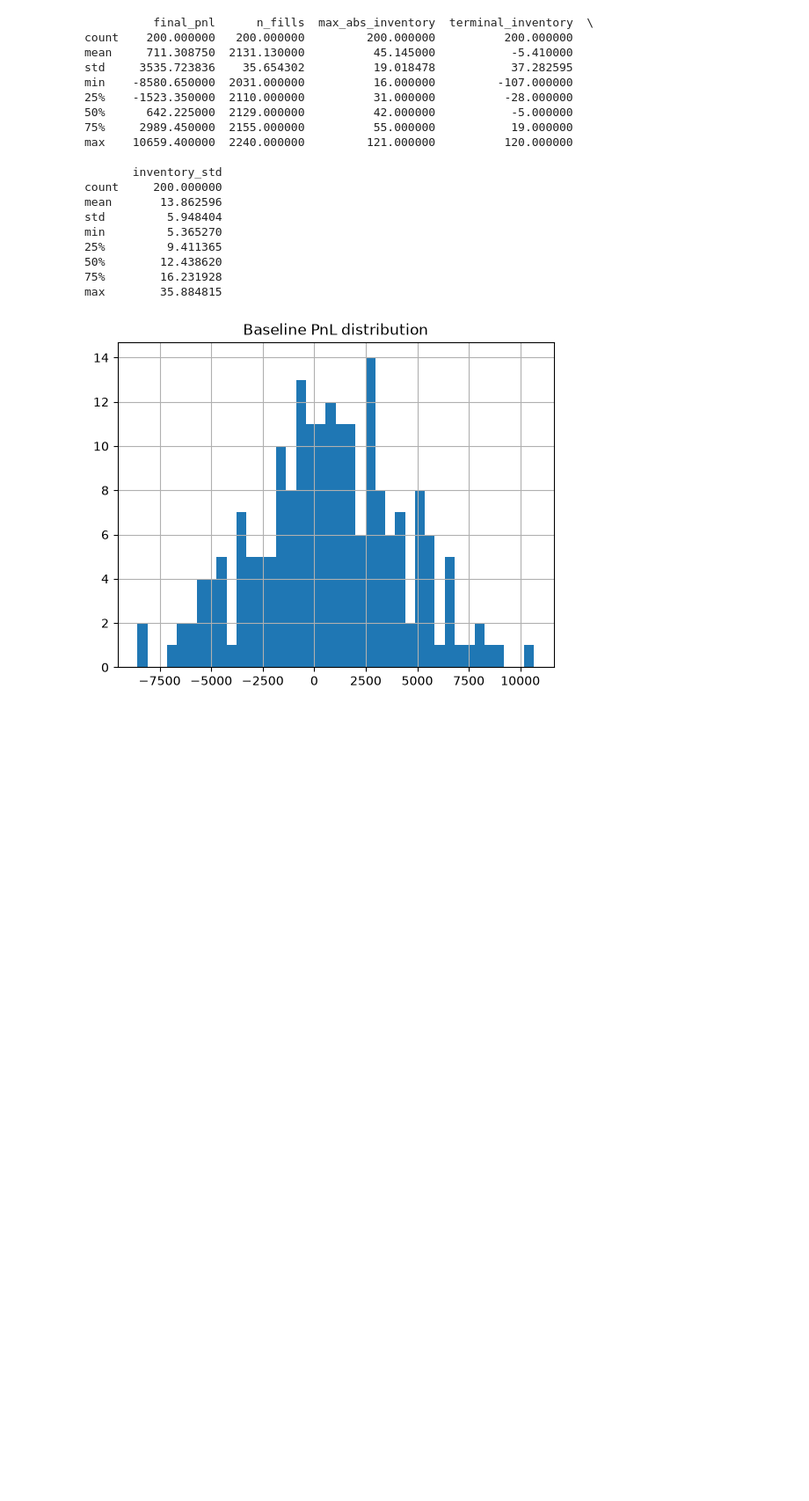
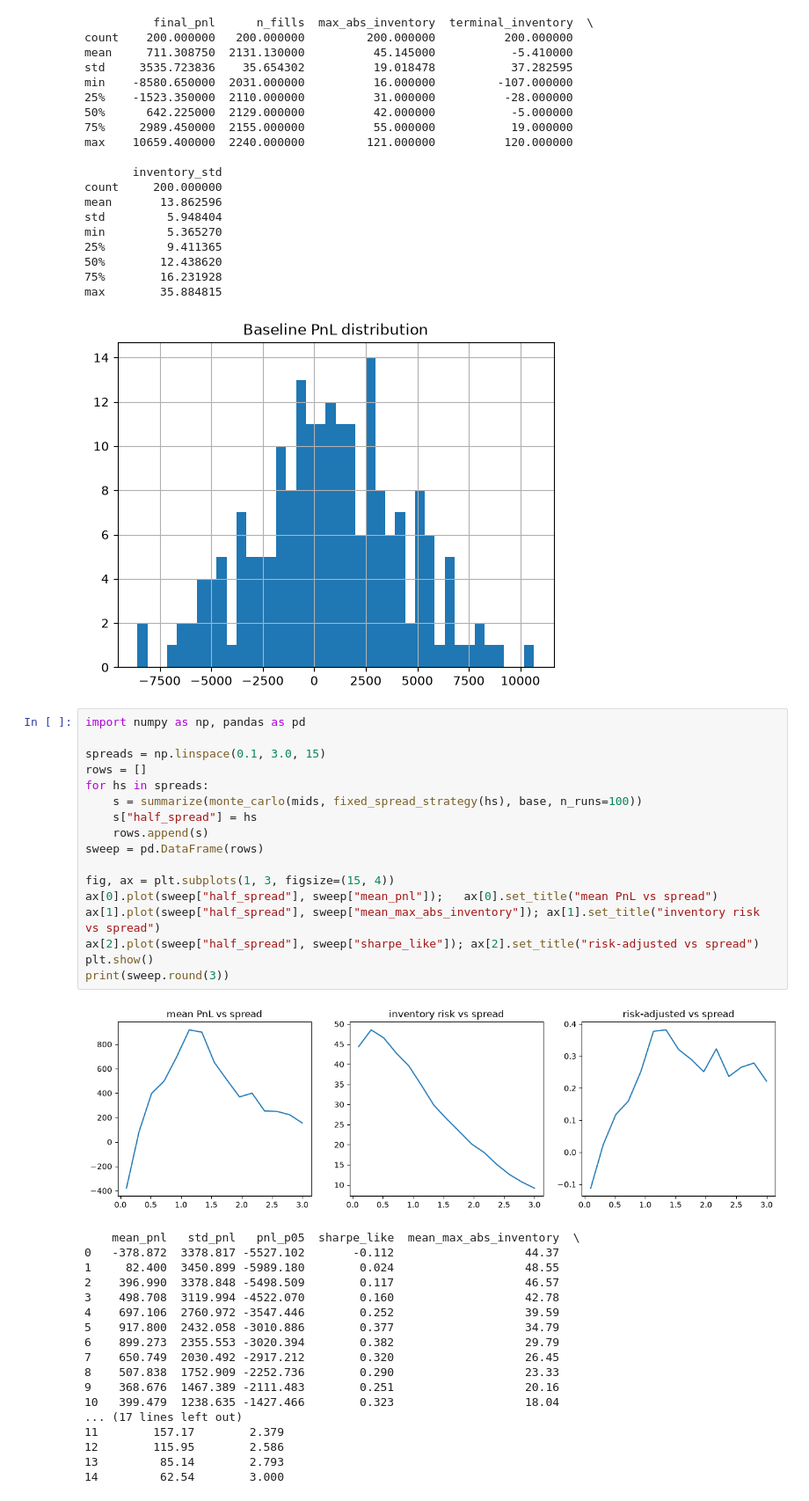
Before and after one commit to Caesar1222/optimal-market-making, a Jupyter notebook: python/analysis.ipynb, the cells around one changed output. Shown at 88% size. Saved outputs shown, nothing was run; the diff lists cells and outputs as text; blank space fills up the shorter version.

Commit message:
STEP 3 - analysis prior to A-S strategy

```diff
--- a/python/analysis.ipynb
+++ b/python/analysis.ipynb
@@ -114,3 +114,39 @@ min         5.365270
 75%        16.231928
 max        35.884815
 [figure]
+# %%
+import numpy as np, pandas as pd
+
+spreads = np.linspace(0.1, 3.0, 15)
+rows = []
+for hs in spreads:
+    s = summarize(monte_carlo(mids, fixed_spread_strategy(hs), base, n_runs=100))
+    s["half_spread"] = hs
+    rows.append(s)
+sweep = pd.DataFrame(rows)
+
+fig, ax = plt.subplots(1, 3, figsize=(15, 4))
+ax[0].plot(sweep["half_spread"], sweep["mean_pnl"]);   ax[0].set_title("mean PnL vs spread")
+ax[1].plot(sweep["half_spread"], sweep["mean_max_abs_inventory"]); ax[1].set_title("inventory risk vs spread")
+ax[2].plot(sweep["half_spread"], sweep["sharpe_like"]); ax[2].set_title("risk-adjusted vs spread")
+plt.show()
+print(sweep.round(3))
+# %% [output]
+[figure, added]
+    mean_pnl   std_pnl   pnl_p05  sharpe_like  mean_max_abs_inventory  \
+0   -378.872  3378.817 -5527.102       -0.112                   44.37
+1     82.400  3450.899 -5989.180        0.024                   48.55
+2    396.990  3378.848 -5498.509        0.117                   46.57
+3    498.708  3119.994 -4522.070        0.160                   42.78
+4    697.106  2760.972 -3547.446        0.252                   39.59
+5    917.800  2432.058 -3010.886        0.377                   34.79
+6    899.273  2355.553 -3020.394        0.382                   29.79
+7    650.749  2030.492 -2917.212        0.320                   26.45
+8    507.838  1752.909 -2252.736        0.290                   23.33
+9    368.676  1467.389 -2111.483        0.251                   20.16
+10   399.479  1238.635 -1427.466        0.323                   18.04
+... (17 lines left out)
+11        157.17        2.379
+12        115.95        2.586
+13         85.14        2.793
+14         62.54        3.000
```
Also changed, not shown: parts of 1 cell of this notebook.
